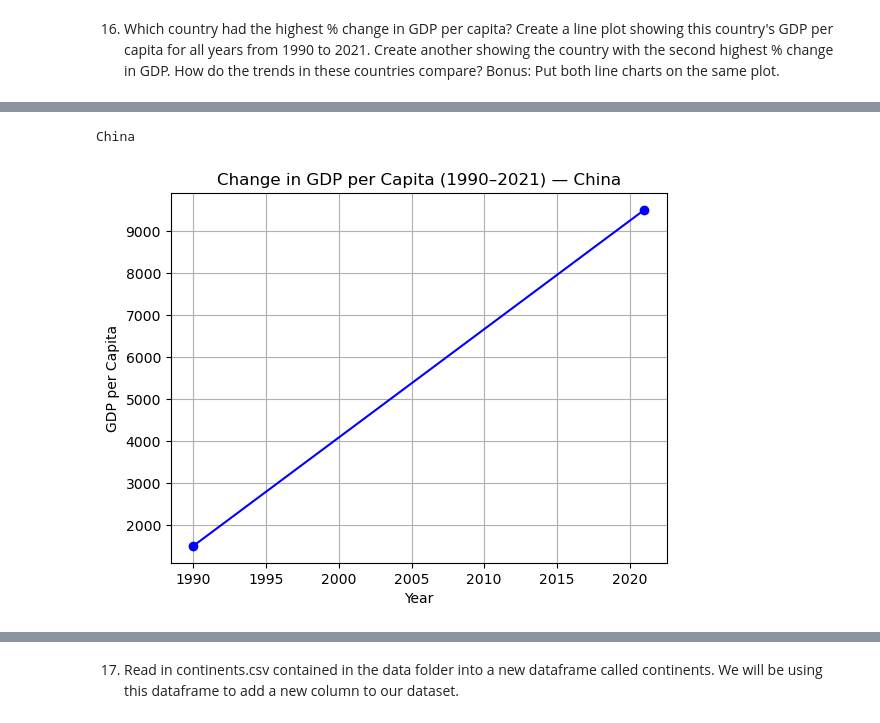
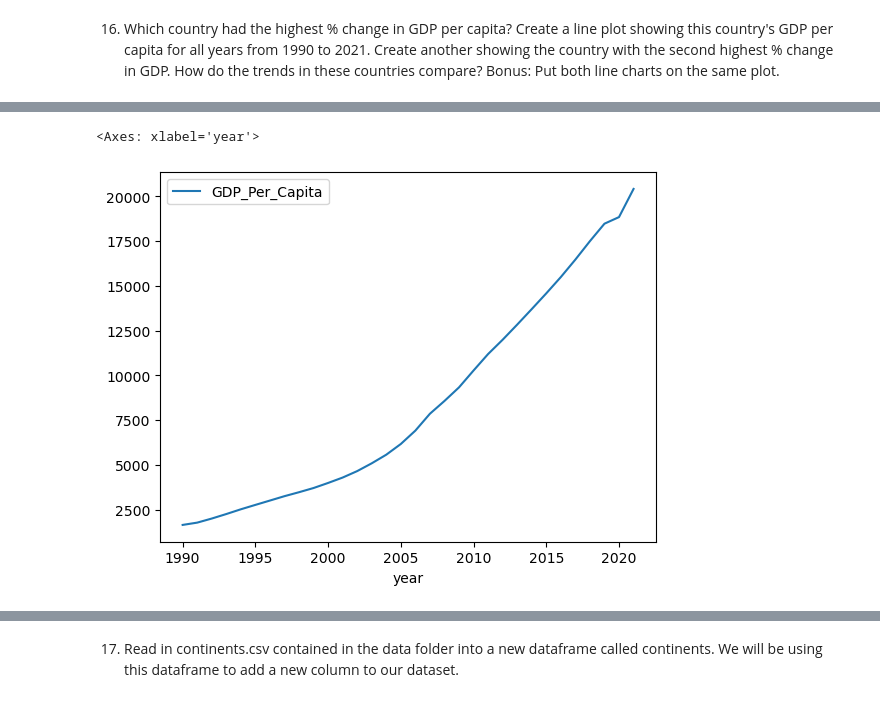
Before and after one commit to nss-data-science-cohort-9/un-exploration-joshwtacker, a Jupyter notebook: Notebook/UN_Data_Exploration.ipynb, the cells around one changed output, grey strips where cells are left out. Cells and saved outputs as stored; diff of their text form; code cells hidden in the pictures.

```diff
--- a/Notebook/UN_Data_Exploration.ipynb
+++ b/Notebook/UN_Data_Exploration.ipynb
@@ -56,7 +56,7 @@ gdp_df.tail(10)
 # %%
 gdp_df = gdp_df.drop(columns=["Value Footnotes"])
 # %%
-gdp_df.rename(columns={
+gdp_df = gdp_df.rename(columns={
     'Country or Area': 'country',
     'Year': 'year',
     'Value': 'GDP_Per_Capita'
@@ -287,19 +281,11 @@ plt.show()
 # %%
-second_highest_gdp_percentage = gdp_pivoted['Percent_Change'].sort_values(ascending=False).index[1]
-print(second_highest_gdp_percentage)
-
-years = [1990, 2021]
-gdp_per_capita_EG = second_highest_gdp_percentage
-
-# Create line plot
-plt.plot(years, gdp_per_capita, marker='o', linestyle='-', color='blue')
-plt.title("Change in GDP per Capita (1990–2021) — China")
-plt.xlabel("Year")
-plt.ylabel("GDP per Capita")
-
-# Show the plot
-plt.grid(True)
-plt.show()
+(
+    gdp_df
+    .loc[(gdp_df['country'] == 'China') &
+         (gdp_df['year'] <= 2021) &
+         (gdp_df['year'] >= 1990)]
+    .plot(x='year', y='GDP_Per_Capita', kind='line')
+)
 # %% [output]
-China
+<Axes: xlabel='year'>
-[figure, old version]
+[figure, new version]
```
Also changed, not shown: parts of 38 cells of this notebook.
